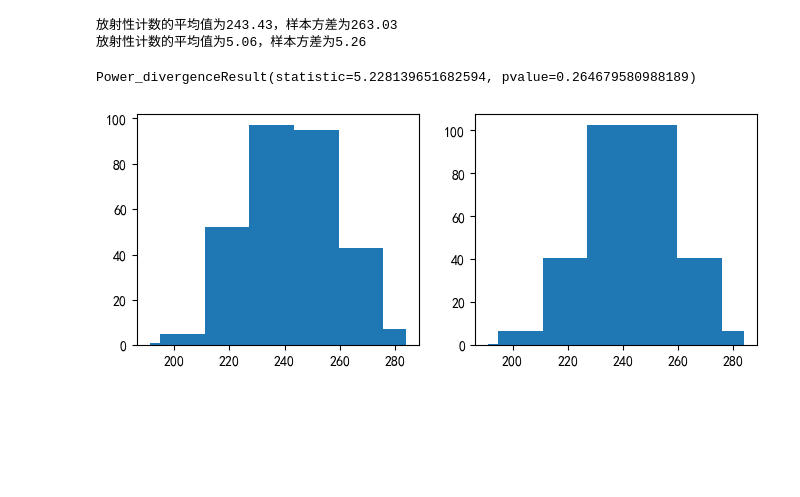
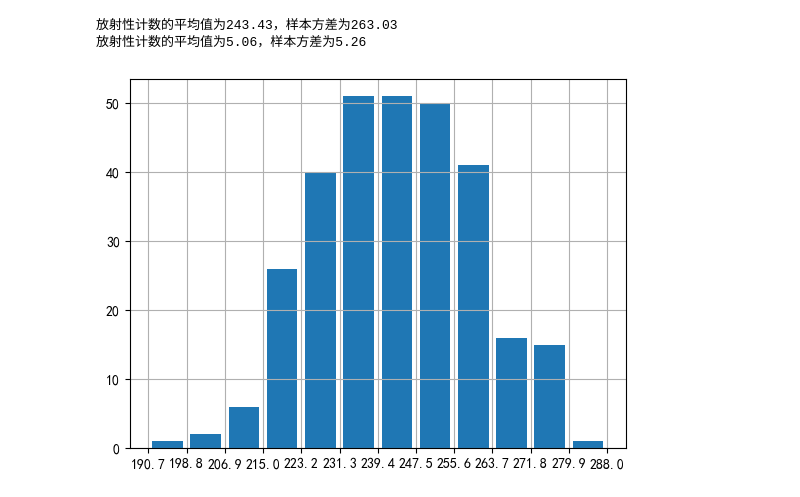
Before and after one commit to Xuanyiyiren/Fundamental-Laboratory-Experiment-in-Nuclear-Electronics-II, a Jupyter notebook: 实验1&8/exp1.ipynb, the cells around one changed output. Drawn from its saved outputs; the diff is of its cells as text; code cells hidden in the pictures; blank space fills up the shorter version.

Commit message:
data_analysis

```diff
--- a/实验1&8/exp1.ipynb
+++ b/实验1&8/exp1.ipynb
@@ -46,47 +62,38 @@ print(f'放射性计数的平均值为{N_b.mean():.2f}，样本方差为{np.var(
 放射性计数的平均值为5.06，样本方差为5.26
 # %%
 def get_bins(data,center,interval):
+    # get ingerval of {...,center-interval,center,center+interval,...}
     data_max = max(data)
     data_min = min(data)
+    if interval>data_max-data_min+1:
+        return 'Too small interval'
+    while(center<=data_min):
+        center+=interval
+    while(center>=data_max):
+        center-=interval
     bins = [center,]
-    note = [0]
     point = center-interval
-    noter = -1
     while(point>data_min):
         bins.insert(0,point)
-        note.insert(0,noter)
         point-=interval
-        noter-=1
-    bins.insert(0,data_min)
-    note.insert(0,noter-1)
+    bins.insert(0,point)
 
     point = center+interval
-    noter = 1
     while(point<data_max):
         bins.append(point)
-        note.append(noter)
         point+=interval
-        noter+=1
-    bins.append(data_max)
-    note.append(noter+1)
-    return bins,note
+    bins.append(point)
+    return bins
-# %%
-bins_t ,note_t = get_bins(N_t,N_t.mean(),N_t.std(ddof = 1))
-hist_t, _ = np.histogram(N_t, bins_t)
-count_t = hist_t.sum()
-
-note_t=np.array(note_t)
-expe_t=np.diff(norm.cdf(note_t))
-expe_t = expe_t/expe_t.sum()*count_t
-
-chisquare(hist_t,expe_t,ddof=2)
-# %% [output]
-Power_divergenceResult(statistic=5.228139651682594, pvalue=0.264679580988189)
-# %%
-fig, axes = plt.subplots(1, 2, figsize=(8, 3))
-
-axes[0].bar(bins_t[:-1], hist_t, width=np.diff(bins_t), align="edge")
-axes[1].bar(bins_t[:-1], expe_t, width=np.diff(bins_t), align="edge")
-plt.show()
-# %% [output]
-[figure, removed]
+# %%
+ave_t = N_t.mean()
+std_t = N_t.std(ddof = 1)
+
+bins_t = get_bins(N_t,ave_t+1/4*std_t,std_t/2)
+hist_t, _ = np.histogram(N_t, bins_t)
+count_t = hist_t.sum()
+plt.bar(bins_t[:-1]+std_t*0.25,hist_t,width=std_t*0.4)
+plt.xticks(np.round(bins_t,1))
+plt.grid()
+plt.show()
+# %% [output]
+[figure, added]
```
Also changed, not shown: parts of 10 cells of this notebook, 7 other files.
